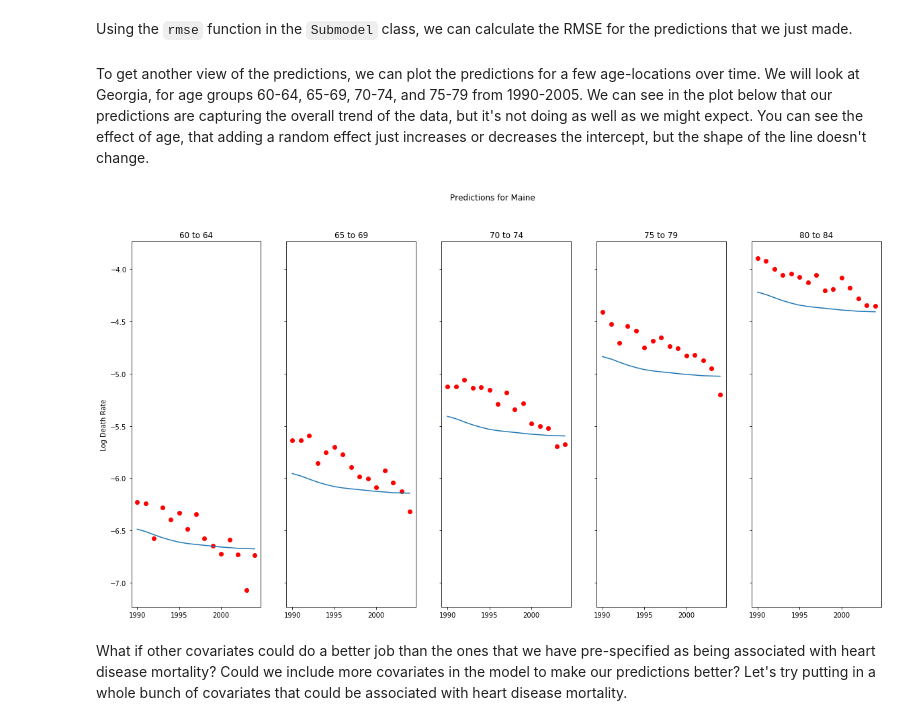
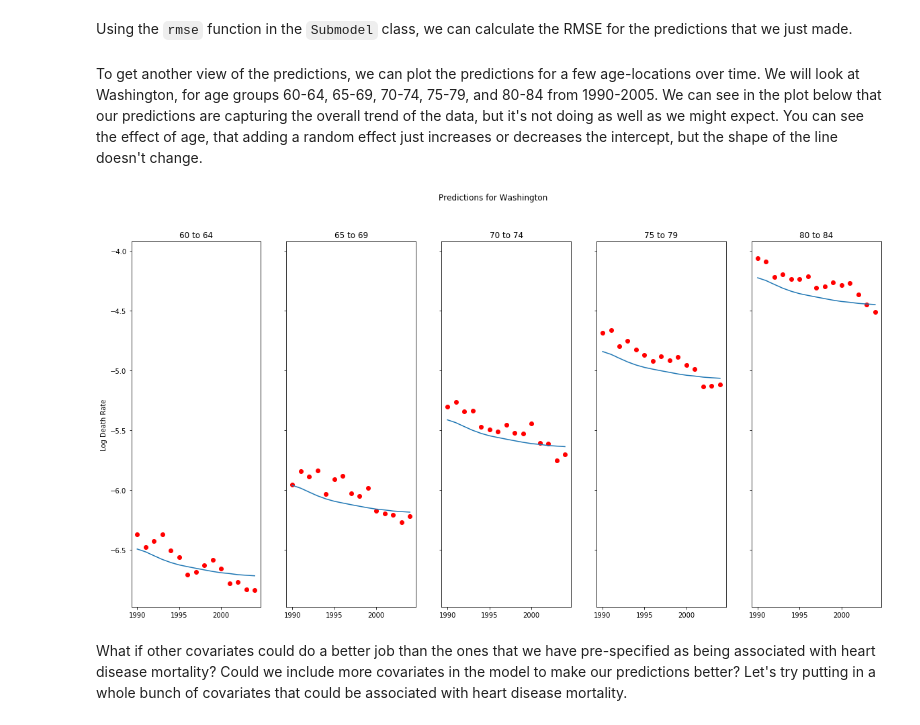
Before and after one commit to mbannick/simple-ensemble, a Jupyter notebook: notebooks/ensemble_example.ipynb, the cells around one changed output. Cells and saved outputs as stored; diff of their text form; code cells hidden in the pictures.

```diff
--- a/notebooks/ensemble_example.ipynb
+++ b/notebooks/ensemble_example.ipynb
@@ -43,9 +36,7 @@ cd ~/repos/simple-ensemble/notebooks
 # %%
 workdir = '../data/'
-data_frame = pd.read_csv(os.path.join(workdir, 'data-3.csv'))
+data_frame = pd.read_csv(os.path.join(workdir, 'data.csv'))
 cv_names = utilities.import_cv_vars(os.path.join(workdir, 'cv_selected.txt'))['rate_vars']
-
-data_frame = data_frame.loc[data_frame.year.isin(list(range(1990, 2005)))].copy()
 # %%
 data_frame['ln_LDI_pc'] = np.log(data_frame['LDI_pc'])
 data_frame['ln_omega_3_g_adj'] = np.log(data_frame['omega_3_g_adj'])
@@ -181,12 +175,12 @@ RMSE = \sqrt{\frac{1}{n}\sum_{i=1}^n (\hat{y}_i - y_i)^2}
 # %% [markdown]
 Using the `rmse` function in the `Submodel` class, we can calculate the RMSE for the predictions that we just made.
 # %% [markdown]
-To get another view of the predictions, we can plot the predictions for a few age-locations over time. We will look at Georgia, for age groups 60-64, 65-69, 70-74, and 75-79 from 1990-2005. We can see in the plot below that our predictions are capturing the overall trend of the data, but it's not doing as well as we might expect. You can see the effect of age, that adding a random effect just increases or decreases the intercept, but the shape of the line doesn't change.
+To get another view of the predictions, we can plot the predictions for a few age-locations over time. We will look at Washington, for age groups 60-64, 65-69, 70-74, 75-79, and 80-84 from 1990-2005. We can see in the plot below that our predictions are capturing the overall trend of the data, but it's not doing as well as we might expect. You can see the effect of age, that adding a random effect just increases or decreases the intercept, but the shape of the line doesn't change.
 # %%
-model.plot_predictions(df, querystring='location == "Maine"',
+model.plot_predictions(df, querystring='location == "Washington"',
                        ages=['60 to 64', '65 to 69', '70 to 74', '75 to 79', '80 to 84'])
 # %% [output]
-[figure, old version]
+[figure, new version]
 # %% [markdown]
 What if other covariates could do a better job than the ones that we have pre-specified as being associated with heart disease mortality? Could we include more covariates in the model to make our predictions better? Let's try putting in a whole bunch of covariates that could be associated with heart disease mortality.
 # %%
```
Also changed, not shown: parts of 56 cells of this notebook, 1 other file.
